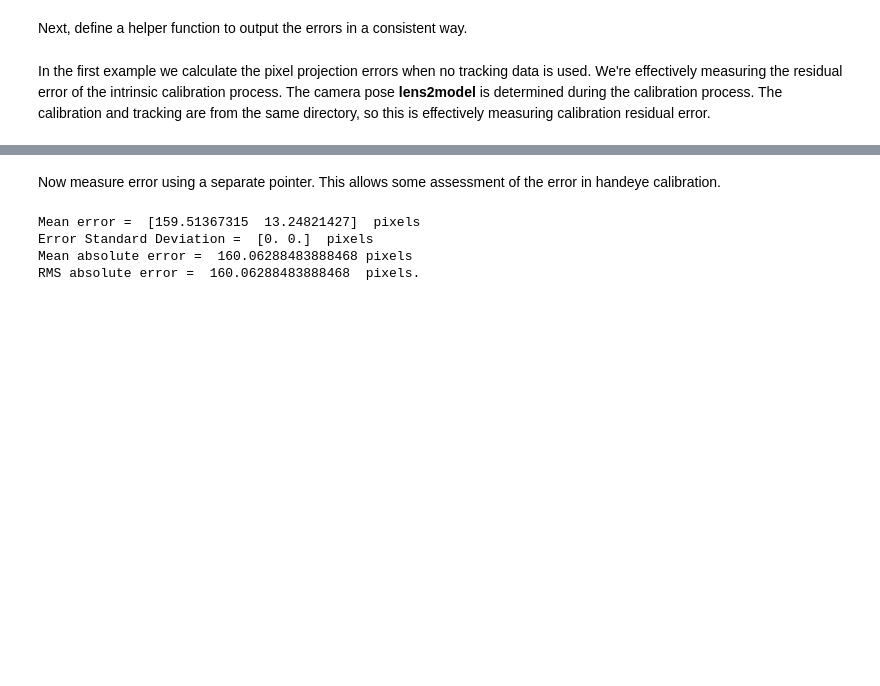
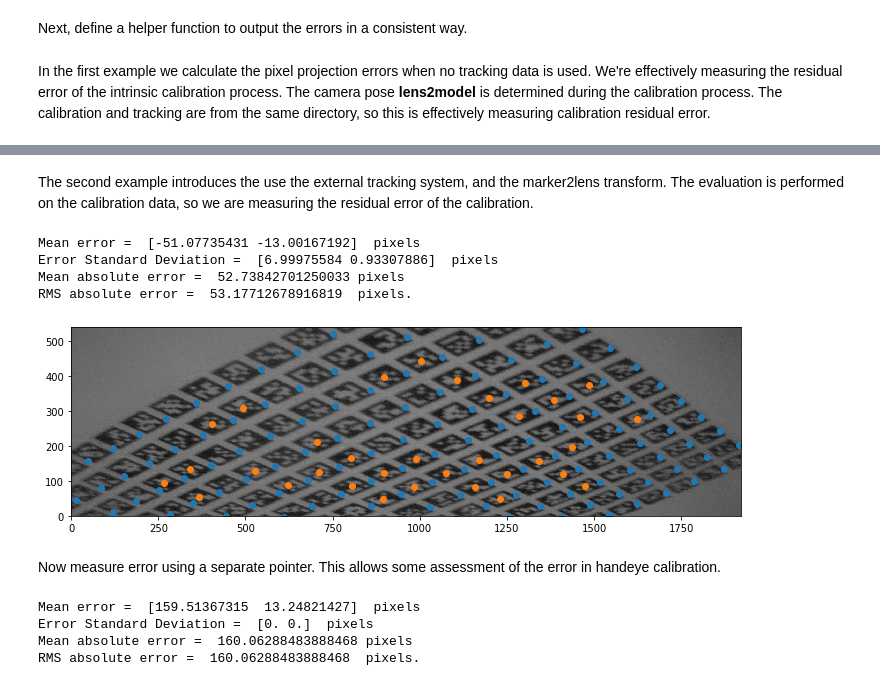
Before and after one commit to UCL/MPHY0026, a Jupyter notebook: doc/notebooks/calibration_and_tracking.ipynb, the cells around one changed output, grey strips where cells are left out. Cells and saved outputs as stored; diff of their text form; code cells hidden in the pictures; blank space fills up the shorter version.

```diff
--- a/doc/notebooks/calibration_and_tracking.ipynb
+++ b/doc/notebooks/calibration_and_tracking.ipynb
@@ -194,0 +147,13 @@ RMS absolute error =  17.72288510264624  pixels.
+# %%
+validation_directory = "CalibrationData/2018.03.14_15-05-00-756/"
+
+model2lens = cc.load_matrix(validation_directory + "calib.left.camera.0.4x4")
+points_lens = cc.multiply_points_by_matrix(points_model, model2lens)
+
+points_lens_distorted = cc.distort(points_lens, lens2screen_distortion)
+points_screen = cc.project(points_lens_distorted, lens2screen_projection)
+
+points_screen_CV =cc.load_model_points(validation_directory + "calib.left.points.0.txt")
+
+print_errors(validation_directory + "calib.left.images.0.png",
+             points_screen, points_screen_CV , crop_to_image = True)
@@ -195,3 +166,46 @@ RMS absolute error =  17.72288510264624  pixels.
+# %% [markdown]
+The second example introduces the use the external tracking system, and the marker2lens transform. The evaluation is performed on the calibration data, so we are measuring the residual error of the calibration.
+# %%
+#As part of the calibration process the location of the calibration grid releative to the
+#world coorinate system is estimated. Load this in
+model2world = cc.load_matrix(calibration_directory + "calib.model2world.txt")
+
+#For each frame of data we have the pose of the tracker marker
+tracker2world = cc.load_matrix(calibration_directory + "calib.tracking.0.4x4")
+
+#load in lens2tracker matrix - the handeye
+lens2tracker = cc.load_matrix(calibration_directory + "calib.left.eyehand.tsai.txt")
+
+#if available you can uncomment the following lines to try different algorithms
+#lens2tracker = cc.load_matrix(calibration_directory + "calib.left.eyehand.malti.txt")
+#lens2tracker = cc.load_matrix(calibration_directory + "calib.left.eyehand.shahidi.txt")
+#lens2tracker = cc.load_matrix(calibration_directory + "calib.left.eyehand.allextrinsic.txt")
+
+#do some linear algebra with numpy to work out model2lens
+lens2world = np.matmul(tracker2world, lens2tracker)
+
+world2model = np.linalg.inv(model2world)
+
+lens2model = np.matmul(world2model, lens2world)
+
+model2lens = np.linalg.inv(lens2model)
+
+#use model2lens to put the points into the coordinated of the laparoscope lens
+points_lens = cc.multiply_points_by_matrix(points_model, model2lens)
+
+points_lens_distorted = cc.distort(points_lens, lens2screen_distortion)
+points_screen = cc.project(points_lens_distorted, lens2screen_projection)
+
+points_screen_CV = cc.load_model_points(calibration_directory + "calib.left.points.0.txt")
+
+print_errors(calibration_directory + "calib.left.images.0.png",
+               points_screen, points_screen_CV , crop_to_image = True)
+# %% [output]
+Mean error =  [-51.07735431 -13.00167192]  pixels
+Error Standard Deviation =  [6.99975584 0.93307886]  pixels
+Mean absolute error =  52.73842701250033 pixels
+RMS absolute error =  53.17712678916819  pixels.
+[figure, added]
 # %% [markdown]
 Now measure error using a separate pointer. This allows some assessment of the error in handeye calibration.
 # %%
```
Also changed, not shown: parts of 8 cells of this notebook.
